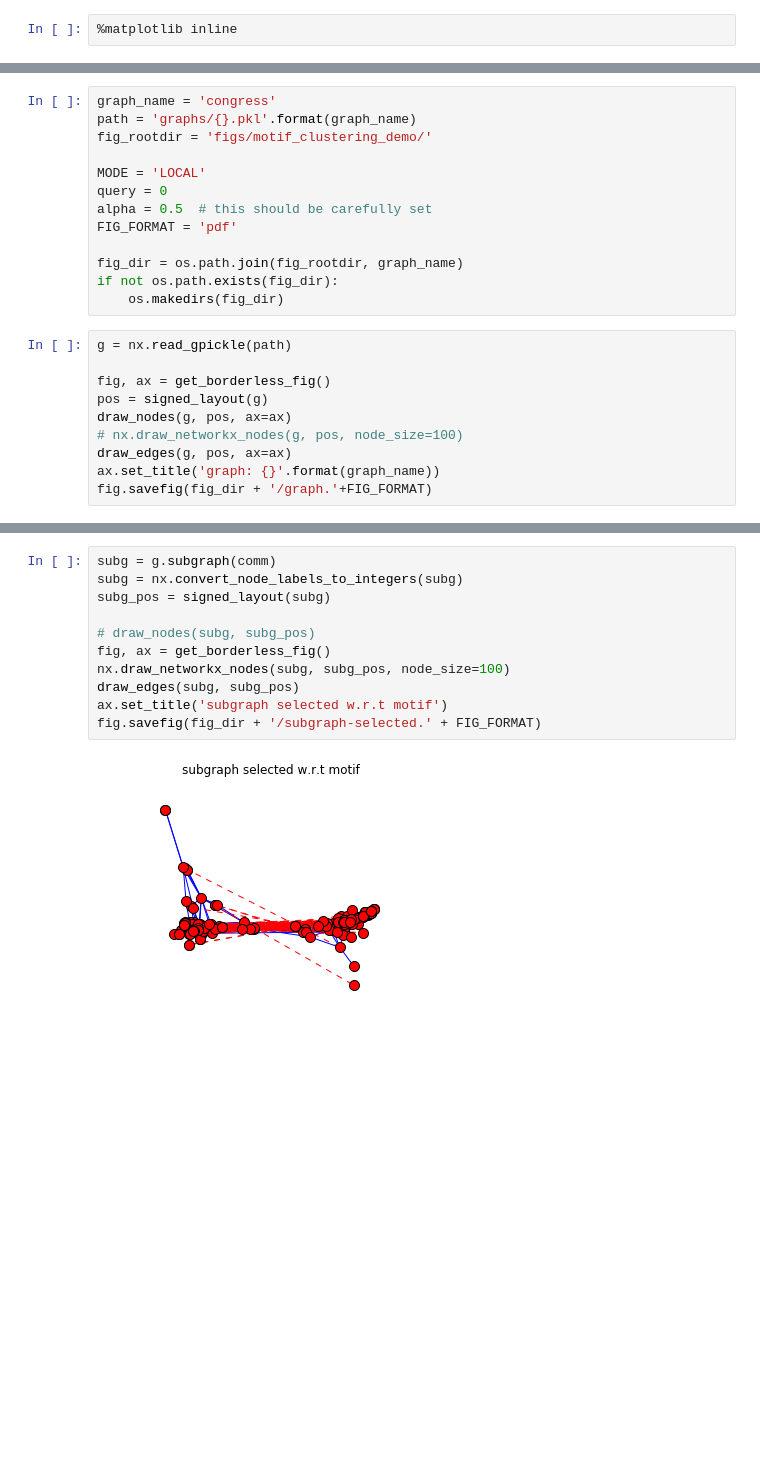
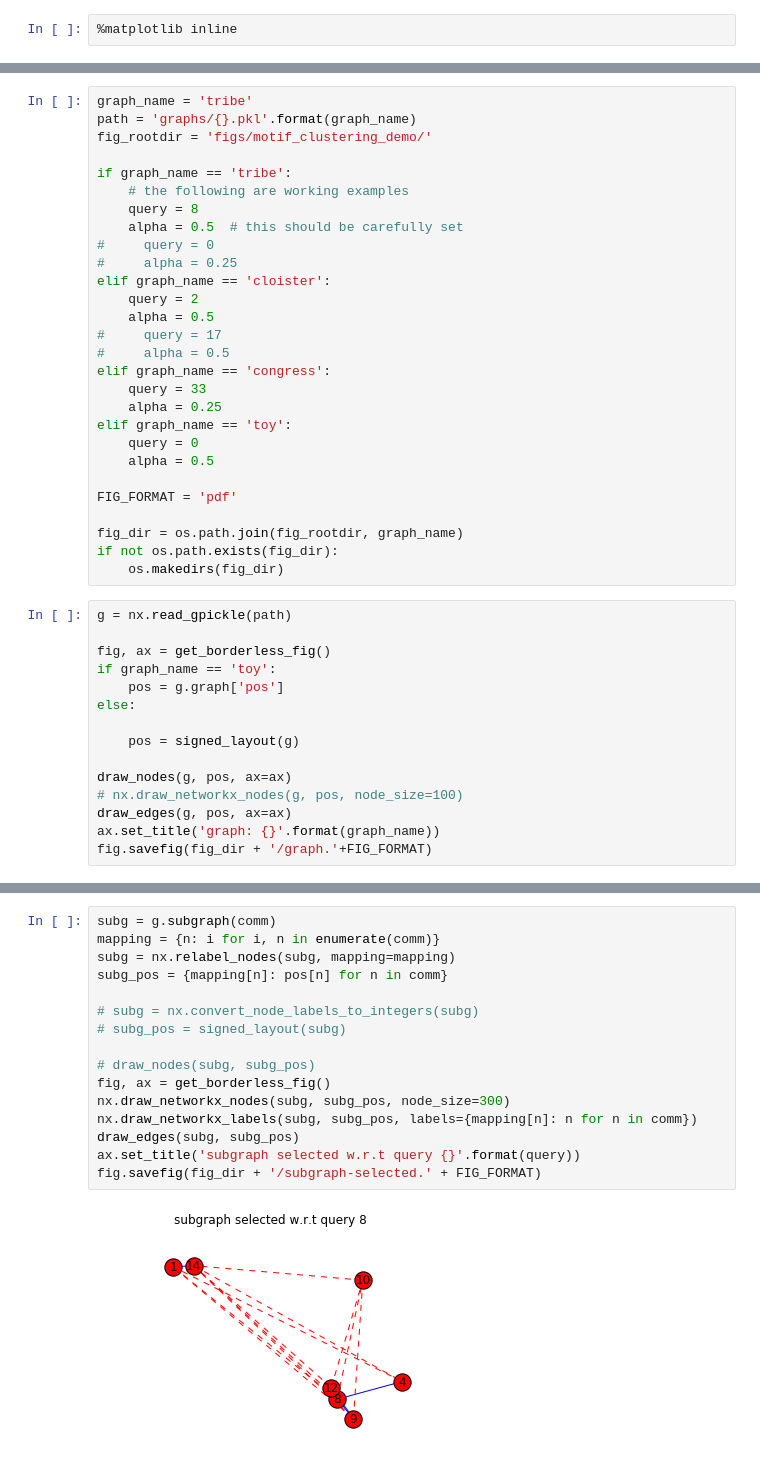
Before and after one commit to xiaohan2012/signed-local-community, a Jupyter notebook: motif-clustering.ipynb, the cells around one changed output, grey strips where cells are left out. Cells and saved outputs as stored; diff of their text form; blank space fills up the shorter version.

```diff
--- a/motif-clustering.ipynb
+++ b/motif-clustering.ipynb
@@ -26,11 +29,26 @@ from algorithms.pagerank import pr_score
 # %%
-graph_name = 'congress'
+graph_name = 'tribe'
 path = 'graphs/{}.pkl'.format(graph_name)
 fig_rootdir = 'figs/motif_clustering_demo/'
 
-MODE = 'LOCAL'
-query = 0
-alpha = 0.5  # this should be carefully set
+if graph_name == 'tribe':
+    # the following are working examples
+    query = 8
+    alpha = 0.5  # this should be carefully set
+#     query = 0
+#     alpha = 0.25
+elif graph_name == 'cloister':
+    query = 2
+    alpha = 0.5
+#     query = 17
+#     alpha = 0.5
+elif graph_name == 'congress':
+    query = 33
+    alpha = 0.25
+elif graph_name == 'toy':
+    query = 0
+    alpha = 0.5
+
 FIG_FORMAT = 'pdf'
 
 fig_dir = os.path.join(fig_rootdir, graph_name)
@@ -40,7 +58,12 @@ if not os.path.exists(fig_dir):
 g = nx.read_gpickle(path)
 
 fig, ax = get_borderless_fig()
-pos = signed_layout(g)
+if graph_name == 'toy':
+    pos = g.graph['pos']
+else:
+
+    pos = signed_layout(g)
+
 draw_nodes(g, pos, ax=ax)
 # nx.draw_networkx_nodes(g, pos, node_size=100)
 draw_edges(g, pos, ax=ax)
@@ -144,15 +147,20 @@ fig.savefig(fig_dir + '/subgraph-selection.' + FIG_FORMAT)
 # %%
 subg = g.subgraph(comm)
-subg = nx.convert_node_labels_to_integers(subg)
-subg_pos = signed_layout(subg)
+mapping = {n: i for i, n in enumerate(comm)}
+subg = nx.relabel_nodes(subg, mapping=mapping)
+subg_pos = {mapping[n]: pos[n] for n in comm}
+
+# subg = nx.convert_node_labels_to_integers(subg)
+# subg_pos = signed_layout(subg)
 
 # draw_nodes(subg, subg_pos)
 fig, ax = get_borderless_fig()
-nx.draw_networkx_nodes(subg, subg_pos, node_size=100)
+nx.draw_networkx_nodes(subg, subg_pos, node_size=300)
+nx.draw_networkx_labels(subg, subg_pos, labels={mapping[n]: n for n in comm})
 draw_edges(subg, subg_pos)
-ax.set_title('subgraph selected w.r.t motif')
+ax.set_title('subgraph selected w.r.t query {}'.format(query))
 fig.savefig(fig_dir + '/subgraph-selected.' + FIG_FORMAT)
 # %% [output]
-[figure, old version]
+[figure, new version]
 # %%
 L_subg = signed_normalized_laplacian(nx.adj_matrix(subg, weight='sign'))
```
Also changed, not shown: parts of 8 cells of this notebook, 1 other file.
